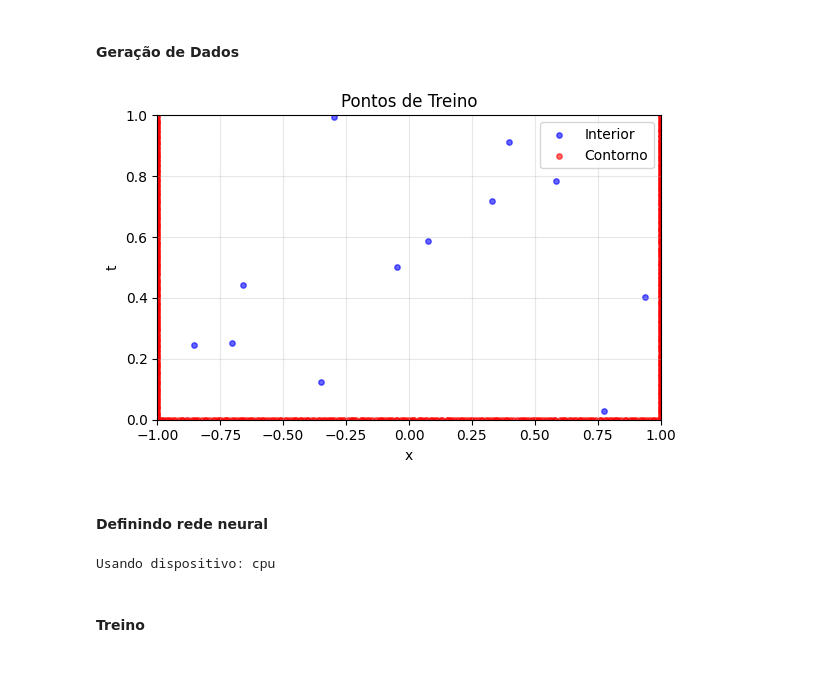
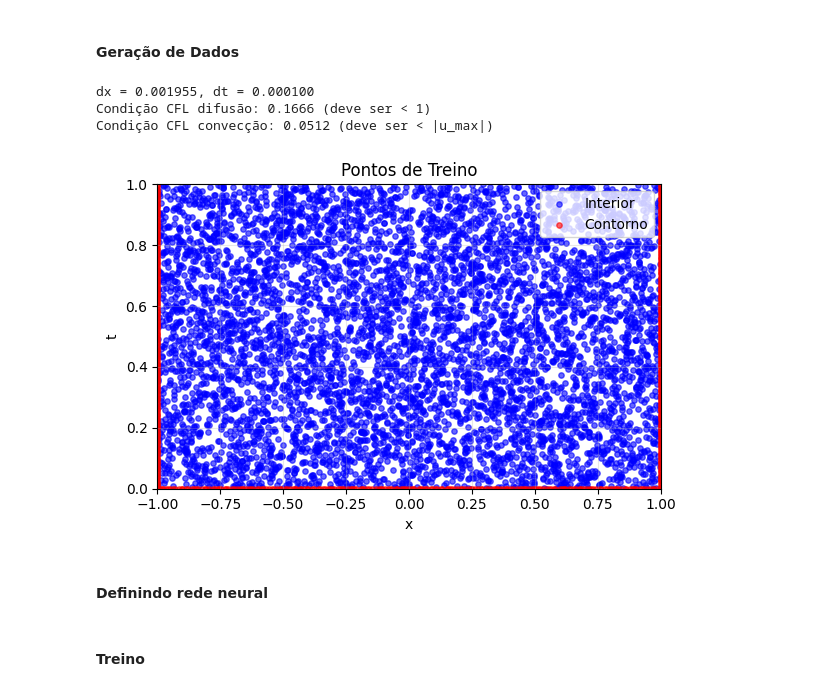
Before and after one commit to NicolasRossoni/TCC, a Jupyter notebook: SimpleExamples/BurgersEquation.ipynb, the cells around one changed output. Saved outputs shown, nothing was run; the diff lists cells and outputs as text; code cells hidden in the pictures.

```diff
--- a/SimpleExamples/BurgersEquation.ipynb
+++ b/SimpleExamples/BurgersEquation.ipynb
@@ -27,7 +30,6 @@ Usando dispositivo: cpu
 # %% [markdown]
 #### Geração de Dados
 # %%
-#### Geração de Dados
 tc.manual_seed(21)
 
 # Definindo domínio
@@ -35,8 +37,8 @@ x_min, x_max = -1.0, 1.0
 t_min, t_max = 0.0, 1.0
 
 # Número de pontos
-n_ci = 200  # Pra cada condição de contorno(teste)
-n = 20    # Pontos usados no treino, validação e teste
+n_ci = 200   # Pra cada condição de contorno(teste)
+n = 10000    # Pontos usados no treino, validação e teste
 
 distribution = [0.6, 0.2, 0.2] # Distribuição entre treino, validação e teste
 
@@ -68,14 +70,13 @@ ci2[:,0] = tc.full((n_ci,), 1.0)    # x = 1
 ci3[:,0] = tc.full((n_ci,), -1.0)   # x = -1
 
 treino_ci = tc.concatenate([ci1, ci2, ci3]) # (x,t) -> shape: [3*n_ci, 2]
-treino_ci.requires_grad_(True)
 
 # Soluções u(x,t)
-ci1_u = -tc.sin(tc.pi*ci1[:,0]).to(device)     # u(x,0)
-ci2_u = tc.zeros(n_ci).to(device)              # u(1,t)
-ci3_u = tc.zeros(n_ci).to(device)              # u(-1,t)
+ci1_u = -tc.sin(tc.pi*ci1[:,0])     # u(x,0) -> shape: [n_ci]
+ci2_u = tc.zeros(n_ci)              # u(1,t) -> shape: [n_ci]
+ci3_u = tc.zeros(n_ci)              # u(-1,t) -> shape: [n_ci]
 
-treino_ci_u = tc.concatenate([ci1_u, ci2_u, ci3_u]).reshape(-1, 1) # u(x,t) -> shape: [3*n_ci, 1]
+treino_ci_u = tc.concatenate([ci1_u, ci2_u, ci3_u]).unsqueeze(1).to(device) # (x,t) -> shape: [3*n_ci, 1]
 
 ### ==================================== ###
 ###  Dados de treino, validação e teste  ###
@@ -94,45 +95,88 @@ treino.requires_grad_(True)
 validacao = latin_hypercube(n_validacao).to(device)    # (x,t) -> shape: [n_validacao, 2]
 
 # Pontos (x,t) - teste
 teste = latin_hypercube(n_teste).to(device)            # (x,t) -> shape: [n_teste, 2]
 
 ### ========================================= ###
 ###   Solução Referencia(validação e teste)   ###
 ### ========================================= ###
 
-# Vazio por enquanto...
-validacao_u = tc.zeros(n_validacao).to(device)     # u(x,t) -> shape: [n_validacao, 1]
-teste_u = tc.zeros(n_teste).to(device)             # u(x,t) -> shape: [n_teste, 1]
+# Parâmetros da malha de referência
+nx = 1024      # Aumentado para melhor resolução espacial
+nt = 10001     # Aumentado para melhor estabilidade (dt menor)
+x_ref = np.linspace(x_min, x_max, nx)
+t_ref = np.linspace(t_min, t_max, nt)
+dx = x_ref[1] - x_ref[0]
+dt = t_ref[1] - t_ref[0]
+nu = 0.01 / np.pi
+
+# Verificação da condição CFL
+cfl_diffusion = dt / (dx**2 / (2 * nu))
+cfl_convection = dt / dx
+
+# Inicialização da solução na malha regular
+u_ref = np.zeros((nt, nx), dtype=np.float64)
+u_ref[0, :] = -np.sin(np.pi * x_ref)
+
+# Função RHS de Burgers (diferenças centrais)
+def rhs(u):
+    dudx = (np.roll(u, -1) - np.roll(u, 1)) / (2 * dx)
+    d2udx2 = (np.roll(u, -1) - 2 * u + np.roll(u, 1)) / dx**2
+    return -u * dudx + nu * d2udx2
+
+# Integração temporal (RK4 explícito)
+for n in range(nt - 1):
+    u = u_ref[n]
+    k1 = rhs(u)
+    k2 = rhs(u + 0.5 * dt * k1)
+    k3 = rhs(u + 0.5 * dt * k2)
+    k4 = rhs(u + dt * k3)
+    u_next = u + (dt / 6) * (k1 + 2 * k2 + 2 * k3 + k4)
+    u_next[0] = 0.0
+    u_next[-1] = 0.0
+    u_ref[n + 1] = u_next
+
+# Interpolador para pontos arbitrários (x, t)
+interp = RegularGridInterpolator((t_ref, x_ref), u_ref, bounds_error=False, fill_value=0.0)
+
+def get_u_tensor(points):
+    # points: tensor shape [N, 2] com (x, t)
+    pts_np = points.detach().cpu().numpy()
+    # scipy espera (t, x)
+    pts_np = np.stack([pts_np[:,1], pts_np[:,0]], axis=1)
+    u_np = interp(pts_np)
+    return tc.tensor(u_np, dtype=tc.float32, device=points.device).unsqueeze(1)
+
+validacao_u = get_u_tensor(validacao)     # u(x,t) -> shape: [n_validacao, 1]
+teste_u = get_u_tensor(teste)             # u(x,t) -> shape: [n_teste, 1]
 
 ### ========================================= ###
 ###         Plotando Pontos de Treino         ###
 ### ========================================= ###
-
 plt.figure(figsize=(6, 4))
 
 plt.scatter(treino_geral[:,0].detach().numpy(), treino_geral[:,1].detach().numpy(), c='blue', s=15, label='Interior', alpha=0.6)
 plt.scatter(ci3[:,0].detach().numpy(), ci3[:,1].detach().numpy(), c='red', label='Contorno', s=15, alpha=0.6)
 plt.scatter(ci2[:,0].detach().numpy(), ci2[:,1].detach().numpy(), c='red', s=15, alpha=0.6)
 plt.scatter(ci1[:,0].detach().numpy(), ci1[:,1].detach().numpy(), c='red', s=15, alpha=0.6)
 
 plt.xlabel('x')
 plt.ylabel('t')
 plt.title('Pontos de Treino')
 plt.xlim(x_min, x_max)
 plt.ylim(t_min, t_max)
 plt.legend(loc='upper right')
 plt.grid(True, alpha=0.3)
 plt.tight_layout()
 plt.show()
 # %% [output]
+dx = 0.001955, dt = 0.000100
+Condição CFL difusão: 0.1666 (deve ser < 1)
+Condição CFL convecção: 0.0512 (deve ser < |u_max|)
-[figure, old version]
+[figure, new version]
 # %% [markdown]
 #### Definindo rede neural
 # %%
-# Detecção de GPU
-device = tc.device('cuda' if tc.cuda.is_available() else 'cpu')
-print(f'Usando dispositivo: {device}')
-
 class PINN(nn.Module):
 
     def __init__(self, structure=[1, 10, 10, 1], activation=nn.Tanh()):
@@ -144,16 +188,12 @@ class PINN(nn.Module):
         for i in range(len(structure)-1):
             self.hidden_layers.append(nn.Linear(structure[i], structure[i+1]))
 
-        # Mover para GPU se disponível
-        self.to(device)
 
     def forward(self, x):
         for layer in self.hidden_layers[:-1]:
             x = self.activation(layer(x))
         x = self.hidden_layers[-1](x) # Sem ativação na última camada
         return x
-# %% [output]
-Usando dispositivo: cpu
 # %% [markdown]
 #### Treino
 # %%
```
Also changed, not shown: parts of 2 cells of this notebook.
